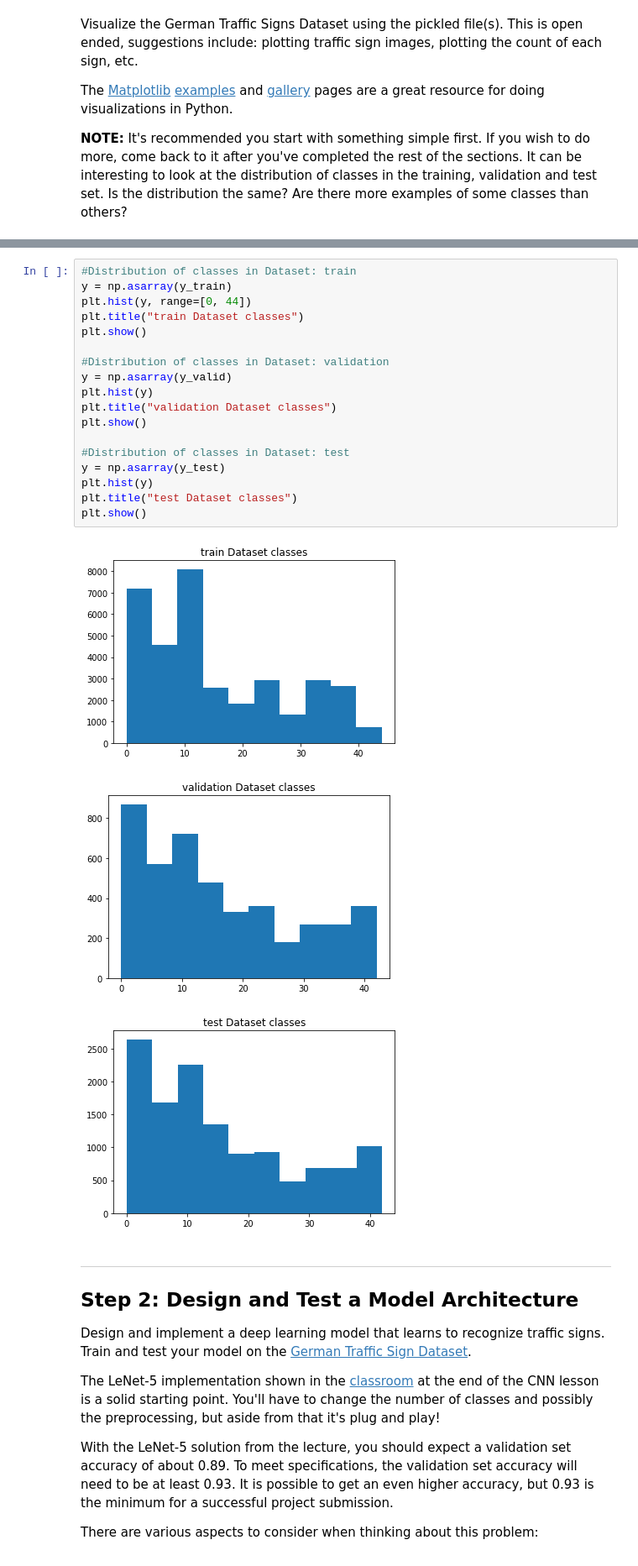
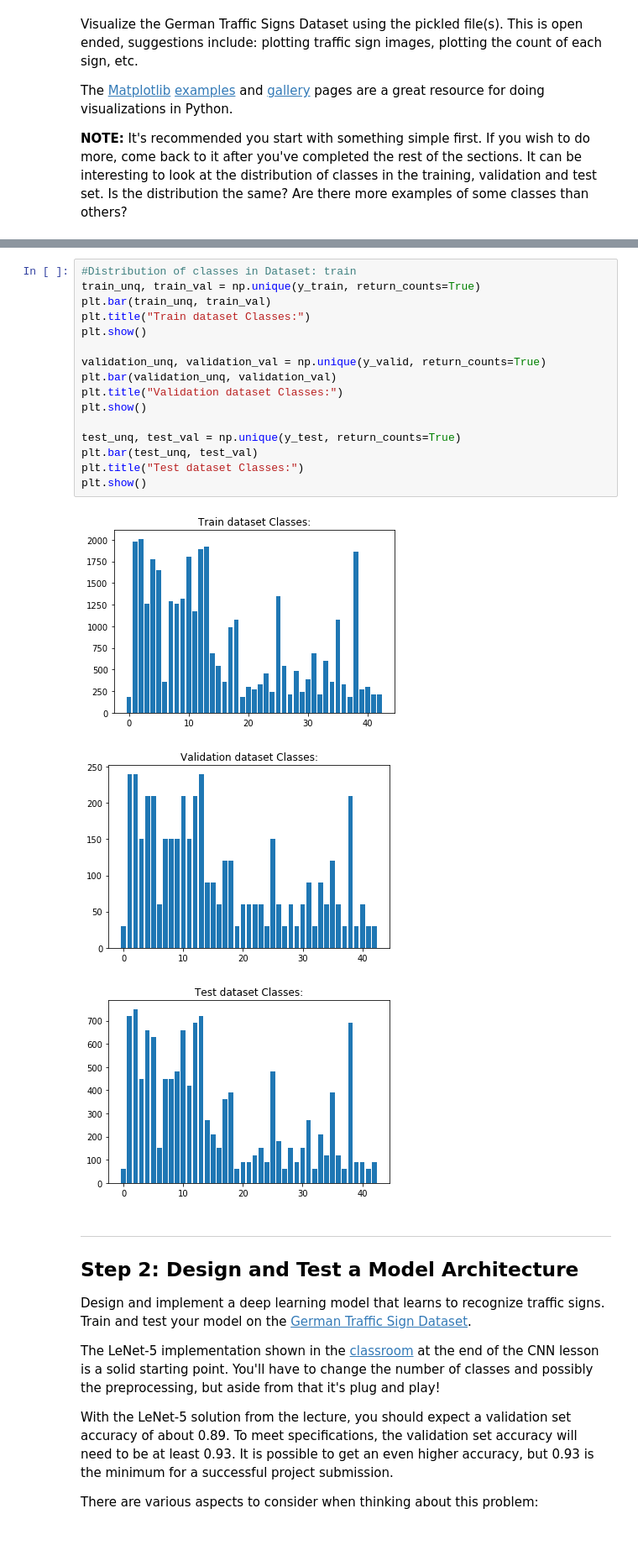
Before and after one commit to rakeshp-123/traffic_sign_term1, a Jupyter notebook: Traffic_Sign_Classifier.ipynb, the cells around one changed output, grey strips where cells are left out. Shown: that part at 84% size. Saved outputs shown, nothing was run; the diff lists cells and outputs as text.

```diff
--- a/Traffic_Sign_Classifier.ipynb
+++ b/Traffic_Sign_Classifier.ipynb
@@ -109,25 +111,23 @@ for i in range(8):
-# %%
-#Distribution of classes in Dataset: train
-y = np.asarray(y_train)
-plt.hist(y, range=[0, 44])
-plt.title("train Dataset classes")
-plt.show()
-
-#Distribution of classes in Dataset: validation
-y = np.asarray(y_valid)
-plt.hist(y)
-plt.title("validation Dataset classes")
-plt.show()
-
-#Distribution of classes in Dataset: test
-y = np.asarray(y_test)
-plt.hist(y)
-plt.title("test Dataset classes")
-plt.show()
-# %% [output]
-[figure, removed]
-[figure, removed]
-[figure, removed]
+# %%
+#Distribution of classes in Dataset: train
+train_unq, train_val = np.unique(y_train, return_counts=True)
+plt.bar(train_unq, train_val)
+plt.title("Train dataset Classes:")
+plt.show()
+
+validation_unq, validation_val = np.unique(y_valid, return_counts=True)
+plt.bar(validation_unq, validation_val)
+plt.title("Validation dataset Classes:")
+plt.show()
+
+test_unq, test_val = np.unique(y_test, return_counts=True)
+plt.bar(test_unq, test_val)
+plt.title("Test dataset Classes:")
+plt.show()
+# %% [output]
+[figure, added]
+[figure, added]
+[figure, added]
 # %% [markdown]
 ----
 
```
Also changed, not shown: parts of 6 cells of this notebook, 2 other files.
